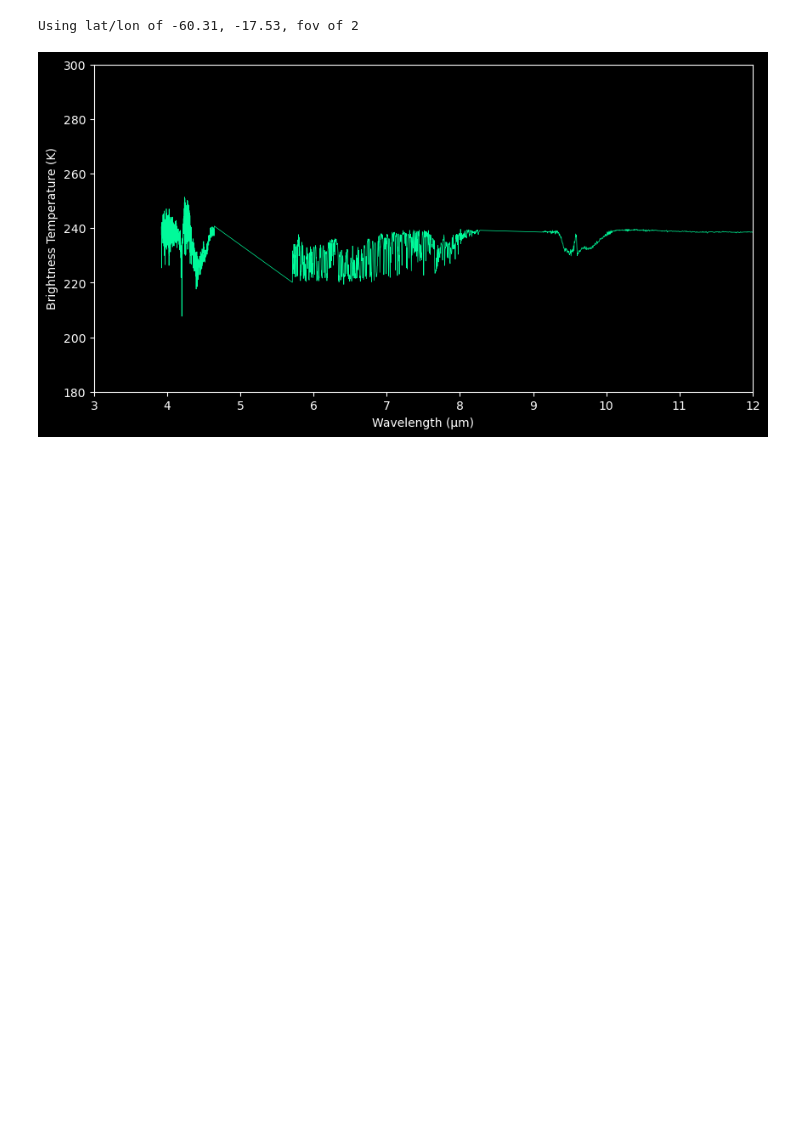
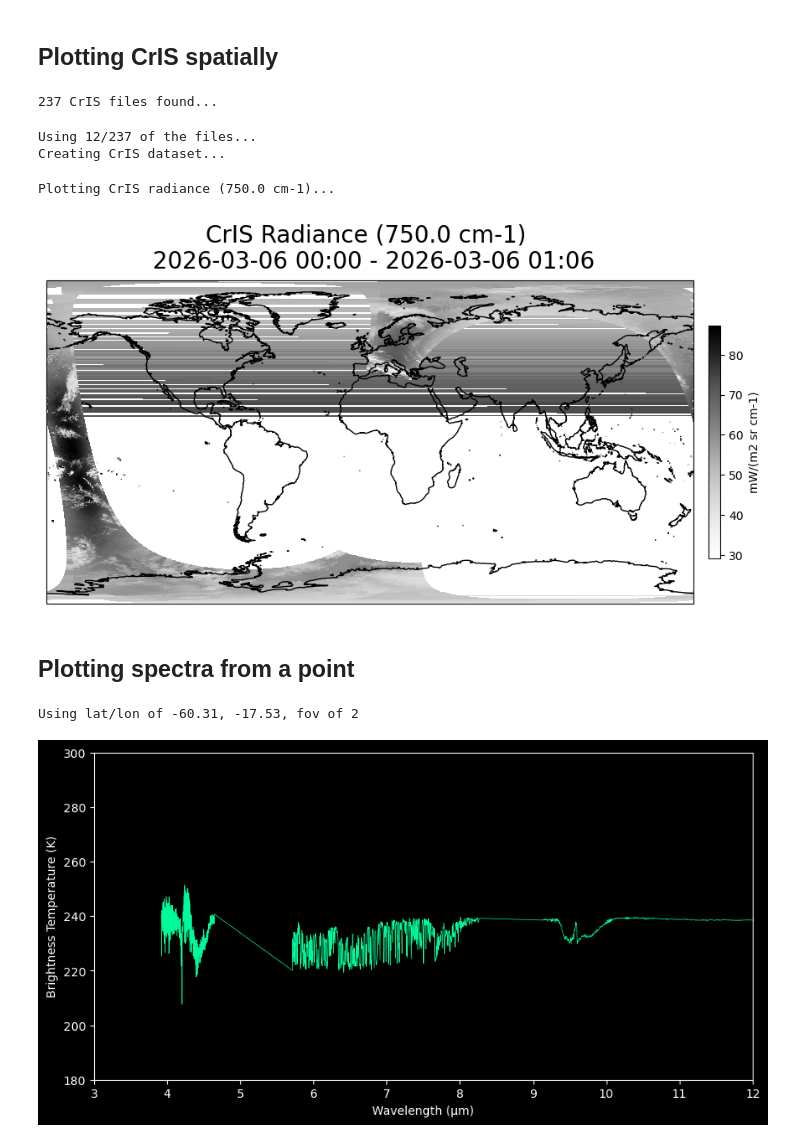
Before and after one commit to jesseturner/spectral_analysis, a Jupyter notebook: ANALYSIS_cris.ipynb, the cells around one changed output. Drawn from its saved outputs; the diff is of its cells as text; code cells hidden in the pictures; blank space fills up the shorter version.

```diff
--- a/ANALYSIS_cris.ipynb
+++ b/ANALYSIS_cris.ipynb
@@ -6,2 +12,4 @@ from datetime import datetime
 # %%
 today_date_str = datetime.now().strftime("%Y_%m_%d")
+# %% [markdown]
+## Plotting CrIS spatially
@@ -7,0 +41,16 @@ today_date_str = datetime.now().strftime("%Y_%m_%d")
+# %%
+cris_dir = "data/cris/from_earthaccess"
+cris_date = "20260306" #YYYYMMDD
+cris_pattern = os.path.join(cris_dir, f"SNDR.J1.CRIS.{cris_date}*")
+
+cris_files = glob.glob(cris_pattern)
+cris_files.sort()
+print(f"{len(cris_files)} CrIS files found...")
+if not cris_files:
+    print("CrIS files not found, downloading...")
+    date_obj = datetime.strptime(cris_date, "%Y%m%d")
+    sel_day_formatted = date_obj.strftime("%Y-%m-%d")
+    next_day_formatted = (date_obj + timedelta(days=1)).strftime("%Y-%m-%d")
+    cris_files = download_cris_data(sel_day_formatted, next_day_formatted, cris_dir=cris_dir)
+# %% [output]
+237 CrIS files found...
@@ -8,3 +91,46 @@ today_date_str = datetime.now().strftime("%Y_%m_%d")
+# %%
+cris_files_sample = cris_files[:12]
+print(f"Using {len(cris_files_sample)}/{len(cris_files)} of the files...")
+
+da_cris, datetime_str = create_cris_da(cris_files_sample, wnum_sel=750)
+# %% [output]
+Using 12/237 of the files...
+Creating CrIS dataset...
+# %%
+wnum_sel = da_cris['wnum_lw'].values
+print(f"Plotting CrIS radiance ({wnum_sel} cm-1)...")
+projection=ccrs.PlateCarree(central_longitude=0)
+fig,ax=plt.subplots(1, figsize=(12,12),subplot_kw={'projection': projection})
+
+c = ax.pcolormesh(da_cris['lon'], da_cris['lat'], da_cris, cmap='Greys', shading='auto')
+# sc = ax.scatter(
+#     da_cris['lon'],
+#     da_cris['lat'],
+#     c=da_cris,
+#     cmap="Blues_r",
+#     s=1,
+#     marker="s",
+#     linewidths=0,
+#     vmin=50,
+#     vmax=66,
+#     transform=ccrs.PlateCarree()
+# )
+
+ax.coastlines(resolution='50m', color='black', linewidth=1)
+ax.set_extent([-180, 180, -90, 90], crs=ccrs.PlateCarree())
+
+cbar = plt.colorbar(c, ax=ax, orientation='vertical', pad=0.02, shrink=0.3)
+cbar.set_label("mW/(m2 sr cm-1)")
+ax.set_title(f"CrIS Radiance ({wnum_sel} cm-1) \n {datetime_str}", fontsize=20, pad=10)
+
+plt.savefig(f"plots/{today_date_str}_cris_spatial.png",
+            dpi=200, bbox_inches='tight')
+plt.show()
+# %% [output]
+Plotting CrIS radiance (750.0 cm-1)...
+[figure, added]
+# %% [markdown]
+## Plotting spectra from a point
 # %%
 cris_dir = "data/cris/from_earthaccess/"
 cris_file = "SNDR.J1.CRIS.20260305T2354.m06.g240.L1B.std.v03_08.G.260306074817.nc"
```
Also changed, not shown: parts of 3 cells of this notebook, 4 other files.
